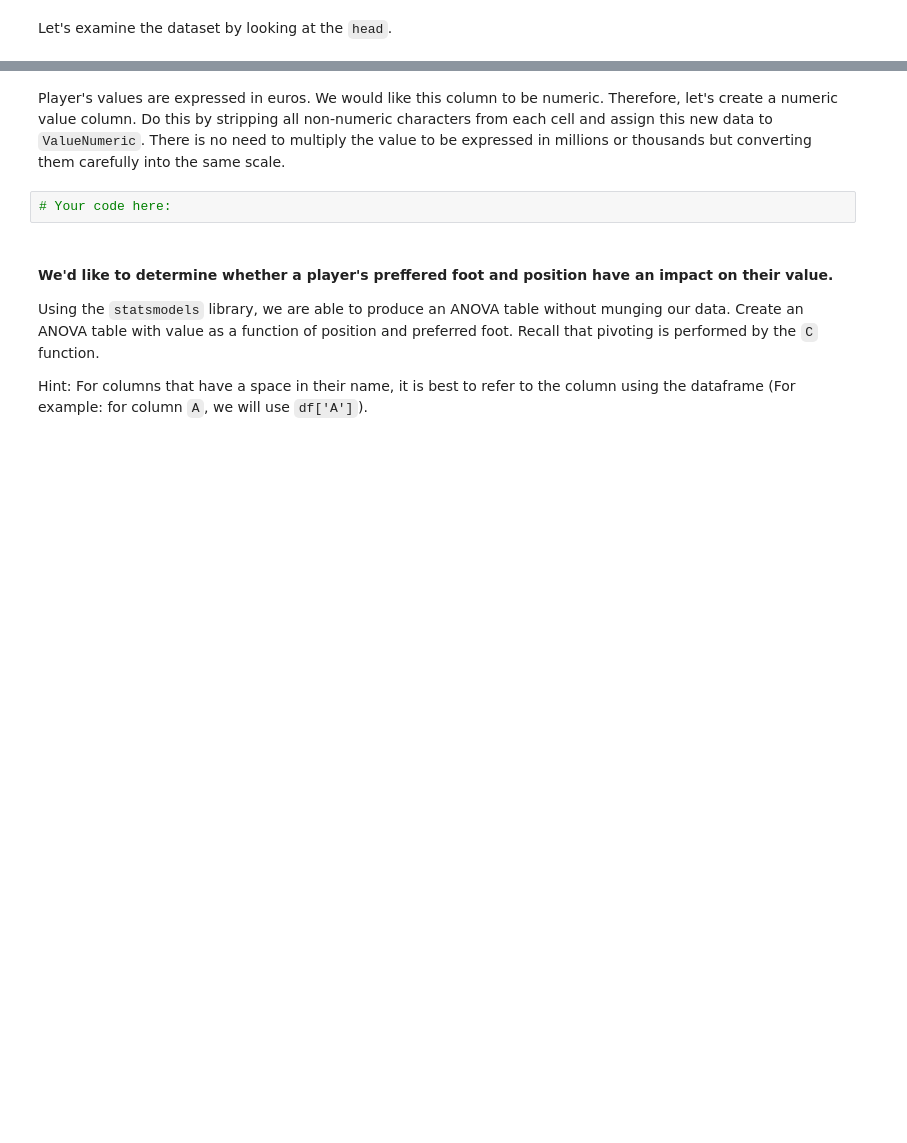
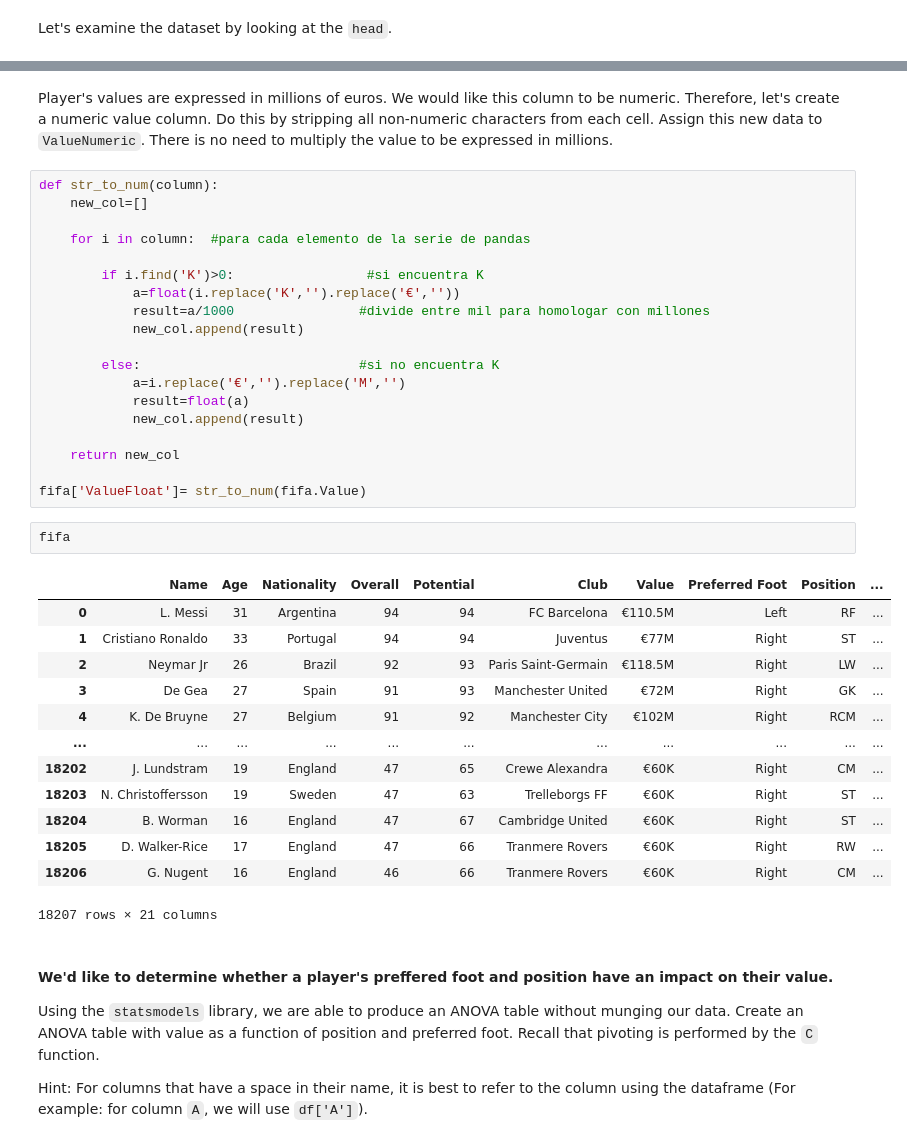
Before and after one commit to ta-data-mexpt/lab-correlation-tests-with-scipy, a Jupyter notebook: your-code/main.ipynb, the cells around one changed output, grey strips where cells are left out. Saved outputs shown, nothing was run; the diff lists cells and outputs as text; blank space fills up the shorter version.

Commit message:
Entregando lab

```diff
--- a/your-code/main.ipynb
+++ b/your-code/main.ipynb
@@ -21,7 +32,40 @@ Let's examine the dataset by looking at the `head`.
 # %% [markdown]
-Player's values are expressed in euros. We would like this column to be numeric. Therefore, let's create a numeric value column. Do this by stripping all non-numeric characters from each cell and assign this new data to `ValueNumeric`. There is no need to multiply the value to be expressed in millions or thousands but converting them carefully into the same scale.
+Player's values are expressed in millions of euros. We would like this column to be numeric. Therefore, let's create a numeric value column. Do this by stripping all non-numeric characters from each cell. Assign this new data to `ValueNumeric`. There is no need to multiply the value to be expressed in millions.
-# %%
-# Your code here:
+# %%
+def str_to_num(column):
+    new_col=[]
+
+    for i in column:  #para cada elemento de la serie de pandas
+
+        if i.find('K')>0:                 #si encuentra K
+            a=float(i.replace('K','').replace('€',''))
+            result=a/1000                #divide entre mil para homologar con millones
+            new_col.append(result)
+
+        else:                            #si no encuentra K
+            a=i.replace('€','').replace('M','')
+            result=float(a)
+            new_col.append(result)
+
+    return new_col
+
+fifa['ValueFloat']= str_to_num(fifa.Value)
+# %%
+fifa
+# %% [output]
+|  | Name | Age | Nationality | Overall | Potential | Club | Value | Preferred Foot | Position | ... |
+| 0 | L. Messi | 31 | Argentina | 94 | 94 | FC Barcelona | €110.5M | Left | RF | ... |
+| 1 | Cristiano Ronaldo | 33 | Portugal | 94 | 94 | Juventus | €77M | Right | ST | ... |
+| 2 | Neymar Jr | 26 | Brazil | 92 | 93 | Paris Saint-Germain | €118.5M | Right | LW | ... |
+| 3 | De Gea | 27 | Spain | 91 | 93 | Manchester United | €72M | Right | GK | ... |
+| 4 | K. De Bruyne | 27 | Belgium | 91 | 92 | Manchester City | €102M | Right | RCM | ... |
+| ... | ... | ... | ... | ... | ... | ... | ... | ... | ... | ... |
+| 18202 | J. Lundstram | 19 | England | 47 | 65 | Crewe Alexandra | €60K | Right | CM | ... |
+| 18203 | N. Christoffersson | 19 | Sweden | 47 | 63 | Trelleborgs FF | €60K | Right | ST | ... |
+| 18204 | B. Worman | 16 | England | 47 | 67 | Cambridge United | €60K | Right | ST | ... |
+| 18205 | D. Walker-Rice | 17 | England | 47 | 66 | Tranmere Rovers | €60K | Right | RW | ... |
+| 18206 | G. Nugent | 16 | England | 46 | 66 | Tranmere Rovers | €60K | Right | CM | ... |
+18207 rows × 21 columns
 # %% [markdown]
 #### We'd like to determine whether a player's preffered foot and position have an impact on their value.
 
```
Also changed, not shown: parts of 35 cells of this notebook.
